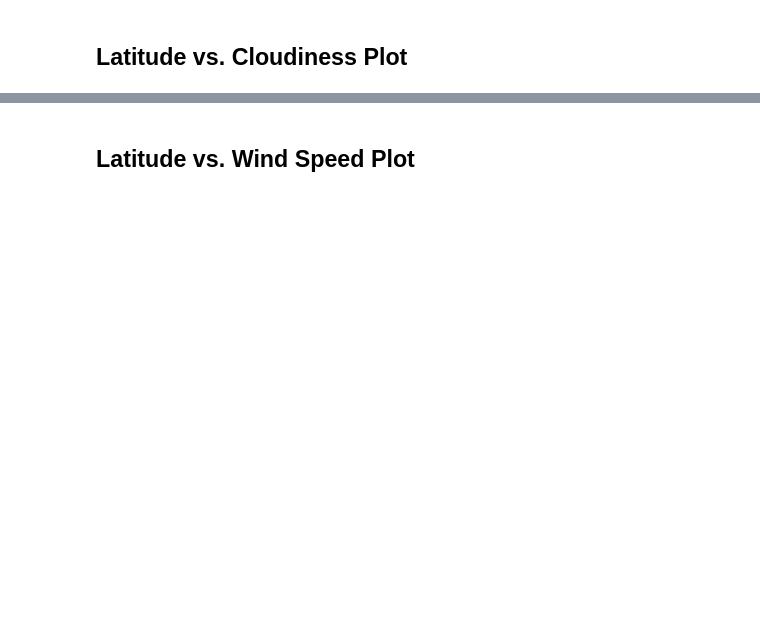
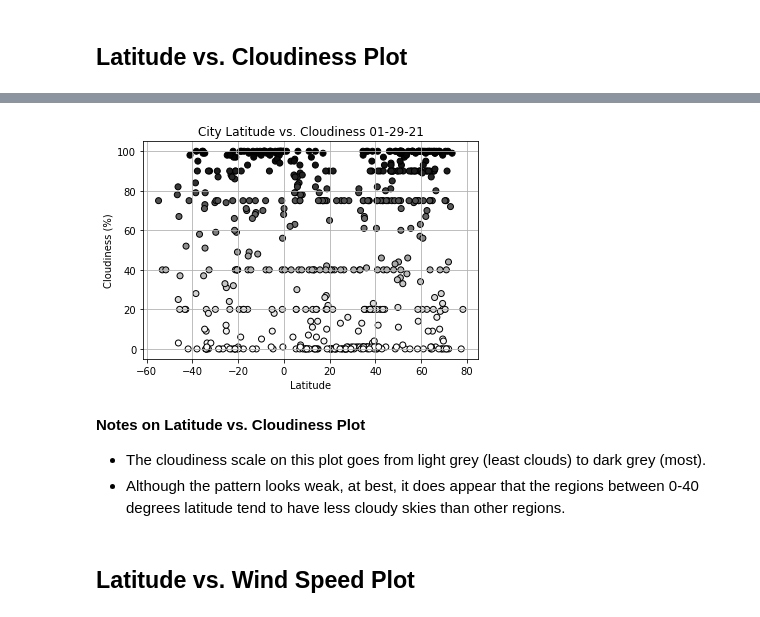
Before and after one commit to MThorpester/python-api-challenge, a Jupyter notebook: WeatherPy/WeatherPy.ipynb, the cells around one changed output, grey strips where cells are left out. Cells and saved outputs as stored; diff of their text form; code cells hidden in the pictures; blank space fills up the shorter version.

```diff
--- a/WeatherPy/WeatherPy.ipynb
+++ b/WeatherPy/WeatherPy.ipynb
@@ -229,2 +239,21 @@ city_df.to_csv(output_data_file)
+# %%
+# Generate a scatter plot using latitude and cloudiness
+x_axis = city_df['Latitude']
+y_axis = city_df['Cloudiness']
+plt.scatter(x_axis,y_axis, c=y_axis, cmap='Greys',edgecolor='black')
+
+# add labels and title
+plt.xlabel('Latitude')
+plt.ylabel('Cloudiness (%)')
+plt.title(f'City Latitude vs. Cloudiness {(date)}')
+plt.grid()
+plt.savefig('output_data/Lat_vs_Cloudiness.png')
+plt.show()
+# %% [output]
+[figure, added]
+# %% [markdown]
+**Notes on Latitude vs. Cloudiness Plot**
+- The cloudiness scale on this plot goes from light grey (least clouds) to dark grey (most).
+- Although the pattern looks weak, at best, it does appear that the regions between 0-40 degrees latitude tend to have less cloudy skies than other regions.
 # %% [markdown]
 ## Latitude vs. Wind Speed Plot
```
Also changed, not shown: parts of 20 cells of this notebook, 5 other files.
